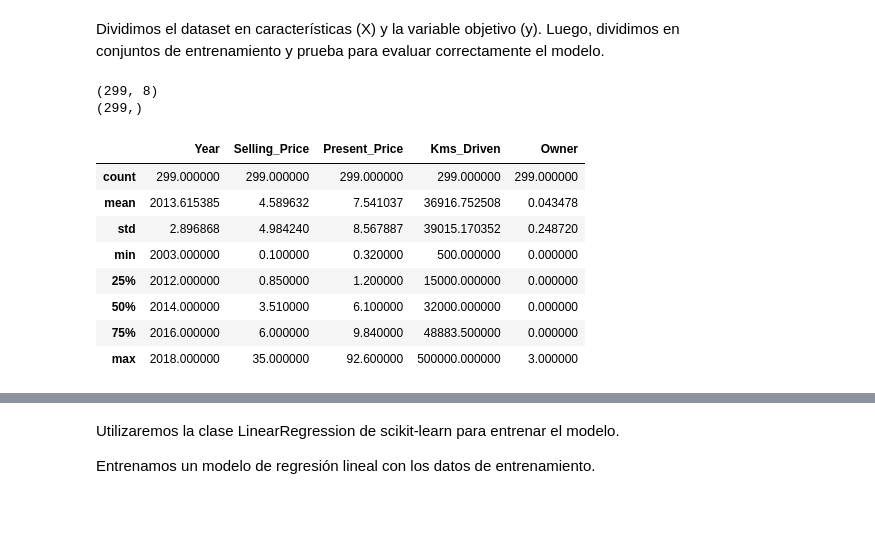
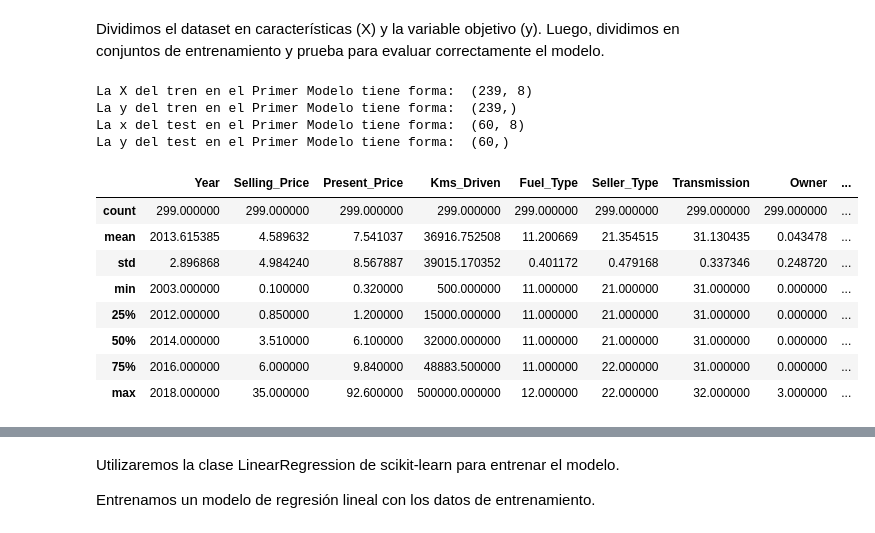
Before and after one commit to alpolo1991/analisis_de_datos_G77, a Jupyter notebook: RegresiónLineal_DatasetVehicle.ipynb, the cells around one changed output, grey strips where cells are left out. Cells and saved outputs as stored; diff of their text form; code cells hidden in the pictures.

```diff
--- a/RegresiónLineal_DatasetVehicle.ipynb
+++ b/RegresiónLineal_DatasetVehicle.ipynb
@@ -51,9 +53,10 @@ warnings.filterwarnings('ignore')
 ## Cargamos los datos
 # %%
 # Cargamos los datos
-
-data_path  = 'Dataset_Vehicle/car data.csv'
-car_data = pd.read_csv(data_path)
+folder = './Dataset_Vehicle/'
+file_name = 'car data.csv'
+path_data  = folder + file_name
+car_data = pd.read_csv(path_data)
 # %% [markdown]
 ## Análisis Exploratorio de Datos (EDA)
 # %% [markdown]
@@ -392 +629,4 @@ Convertir las variables categóricas (Fuel_Type, Seller_Type, Transmission) en v
 Ya se conocen las variables con valores numericos.
+# %%
+car_data = car_processed.copy()
+car_data.head(10)
@@ -392,0 +645,10 @@ Ya se conocen las variables con valores numericos.
+# %%
+car_data['Fuel_Type'].replace({'Petrol': 11, 'Diesel': 12, 'CNG': 12}, inplace=True)
+car_data['Seller_Type'].replace({'Dealer': 21, 'Individual': 22}, inplace=True)
+car_data['Transmission'].replace({'Manual': 31, 'Automatic': 32}, inplace=True)
+
+# car_data.replace({'Fuel_Type':{'Petrol':0,'Diesel':1,'CNG':2}},inplace=True)
+# car_data.replace({'Seller_Type':{'Dealer':0,'Individual':1}},inplace=True)
+# car_data.replace({'Transmission':{'Manual':0,'Automatic':1}},inplace=True)
+
+car_data.head(10)
@@ -533,0 +805,10 @@ car_processed.head()
+# %%
+df_FirstModel = car_data1.copy() # Scaler
+df_FirstModel_1 = car_data.copy() # Originally
+
+# X_FM_1 = df_FirstModel.loc[:, df_FirstModel.columns != 'Selling_Price']
+# y_FM_1 = df_FirstModel['Selling_Price'].values.reshape(-1,1)
+
+# Separar las características y la variable objetivo
+X_FM_1 = df_FirstModel_1.drop('Selling_Price', axis=1)
+y_FM_1 = df_FirstModel_1['Selling_Price']
@@ -558,12 +872,3 @@ División del dataset:
 Definimos X (características) y y (variable objetivo)
 # %% [markdown]
 Dividimos el dataset en características (X) y la variable objetivo (y). Luego, dividimos en conjuntos de entrenamiento y prueba para evaluar correctamente el modelo.
-# %%
-# Separar las características y la variable objetivo
-X = car_processed.drop('Selling_Price', axis=1)
-y = car_processed['Selling_Price']
-print(X.shape)
-print(y.shape)
-# %% [output]
-(299, 8)
-(299,)
@@ -570,13 +877,23 @@ print(y.shape)
+# %%
+print ("La X del tren en el Primer Modelo tiene forma: ", X_train_FM_1.shape)
+print ("La y del tren en el Primer Modelo tiene forma: ", y_train_FM_1.shape)
+print ("La x del test en el Primer Modelo tiene forma: ", X_test_FM_1.shape)
+print ("La y del test en el Primer Modelo tiene forma: ", y_test_FM_1.shape)
+# %% [output]
+La X del tren en el Primer Modelo tiene forma:  (239, 8)
+La y del tren en el Primer Modelo tiene forma:  (239,)
+La x del test en el Primer Modelo tiene forma:  (60, 8)
+La y del test en el Primer Modelo tiene forma:  (60,)
 # %%
-car_processed.describe()
+df_FirstModel_1.describe()
 # %% [output]
-|  | Year | Selling_Price | Present_Price | Kms_Driven | Owner |
-| count | 299.000000 | 299.000000 | 299.000000 | 299.000000 | 299.000000 |
-| mean | 2013.615385 | 4.589632 | 7.541037 | 36916.752508 | 0.043478 |
-| std | 2.896868 | 4.984240 | 8.567887 | 39015.170352 | 0.248720 |
-| min | 2003.000000 | 0.100000 | 0.320000 | 500.000000 | 0.000000 |
-| 25% | 2012.000000 | 0.850000 | 1.200000 | 15000.000000 | 0.000000 |
-| 50% | 2014.000000 | 3.510000 | 6.100000 | 32000.000000 | 0.000000 |
-| 75% | 2016.000000 | 6.000000 | 9.840000 | 48883.500000 | 0.000000 |
-| max | 2018.000000 | 35.000000 | 92.600000 | 500000.000000 | 3.000000 |
+|  | Year | Selling_Price | Present_Price | Kms_Driven | Fuel_Type | Seller_Type | Transmission | Owner | ... |
+| count | 299.000000 | 299.000000 | 299.000000 | 299.000000 | 299.000000 | 299.000000 | 299.000000 | 299.000000 | ... |
+| mean | 2013.615385 | 4.589632 | 7.541037 | 36916.752508 | 11.200669 | 21.354515 | 31.130435 | 0.043478 | ... |
+| std | 2.896868 | 4.984240 | 8.567887 | 39015.170352 | 0.401172 | 0.479168 | 0.337346 | 0.248720 | ... |
+| min | 2003.000000 | 0.100000 | 0.320000 | 500.000000 | 11.000000 | 21.000000 | 31.000000 | 0.000000 | ... |
+| 25% | 2012.000000 | 0.850000 | 1.200000 | 15000.000000 | 11.000000 | 21.000000 | 31.000000 | 0.000000 | ... |
+| 50% | 2014.000000 | 3.510000 | 6.100000 | 32000.000000 | 11.000000 | 21.000000 | 31.000000 | 0.000000 | ... |
+| 75% | 2016.000000 | 6.000000 | 9.840000 | 48883.500000 | 11.000000 | 22.000000 | 31.000000 | 0.000000 | ... |
+| max | 2018.000000 | 35.000000 | 92.600000 | 500000.000000 | 12.000000 | 22.000000 | 32.000000 | 3.000000 | ... |
 # %%
```
Also changed, not shown: parts of 85 cells of this notebook.
